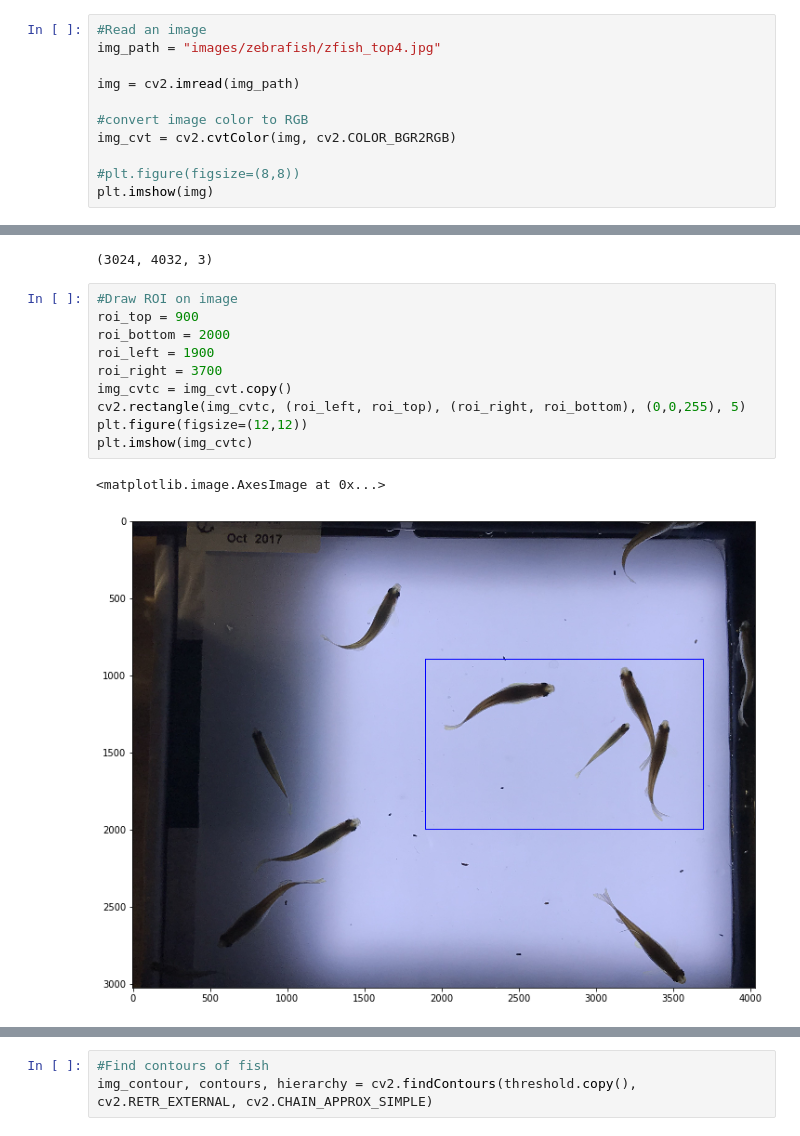
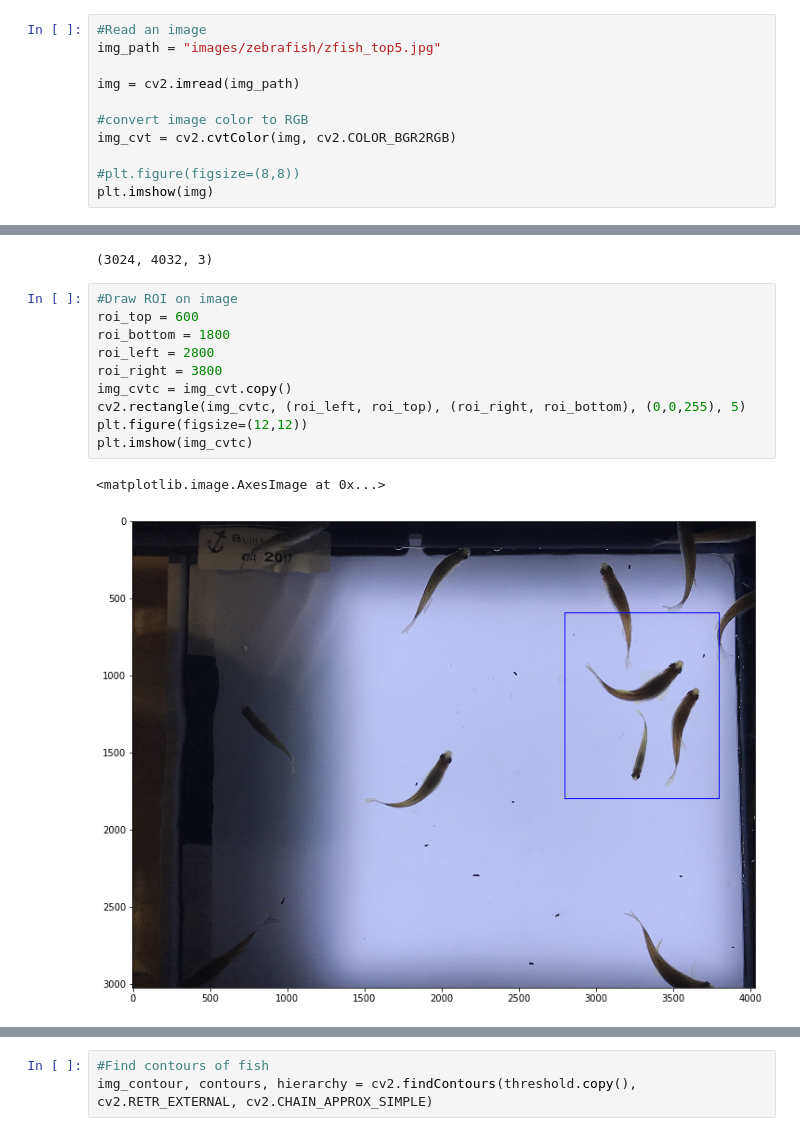
Before and after one commit to alexkychen/feederBot, a Jupyter notebook: Process top-view zebrafish image.ipynb, the cells around one changed output, grey strips where cells are left out. Cells and saved outputs as stored; diff of their text form.

```diff
--- a/Process top-view zebrafish image.ipynb
+++ b/Process top-view zebrafish image.ipynb
@@ -6,7 +6,7 @@ import matplotlib.pyplot as plt
 %matplotlib inline
 # %%
 #Read an image
-img_path = "images/zebrafish/zfish_top4.jpg"
+img_path = "images/zebrafish/zfish_top5.jpg"
 
 img = cv2.imread(img_path)
 
@@ -29,17 +29,17 @@ img.shape
 (3024, 4032, 3)
 # %%
 #Draw ROI on image
-roi_top = 900
-roi_bottom = 2000
-roi_left = 1900
-roi_right = 3700
+roi_top = 600
+roi_bottom = 1800
+roi_left = 2800
+roi_right = 3800
 img_cvtc = img_cvt.copy()
 cv2.rectangle(img_cvtc, (roi_left, roi_top), (roi_right, roi_bottom), (0,0,255), 5)
 plt.figure(figsize=(12,12))
 plt.imshow(img_cvtc)
 # %% [output]
 <matplotlib.image.AxesImage at 0x...>
-[figure, old version]
+[figure, new version]
 # %%
 #grab roi for further analysis
 ROI = img_cvt[roi_top:roi_bottom, roi_left:roi_right]
```
Also changed, not shown: parts of 21 cells of this notebook, 2 other files.
